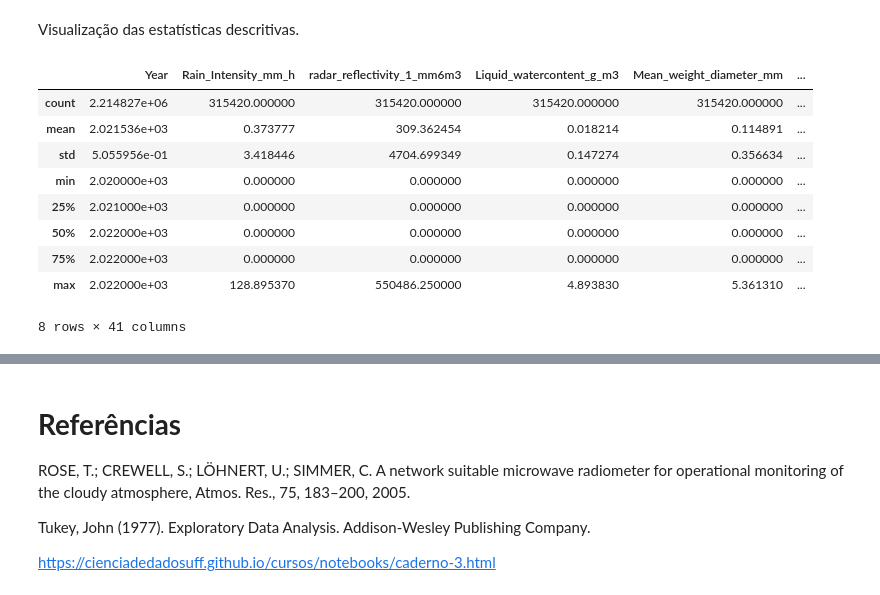
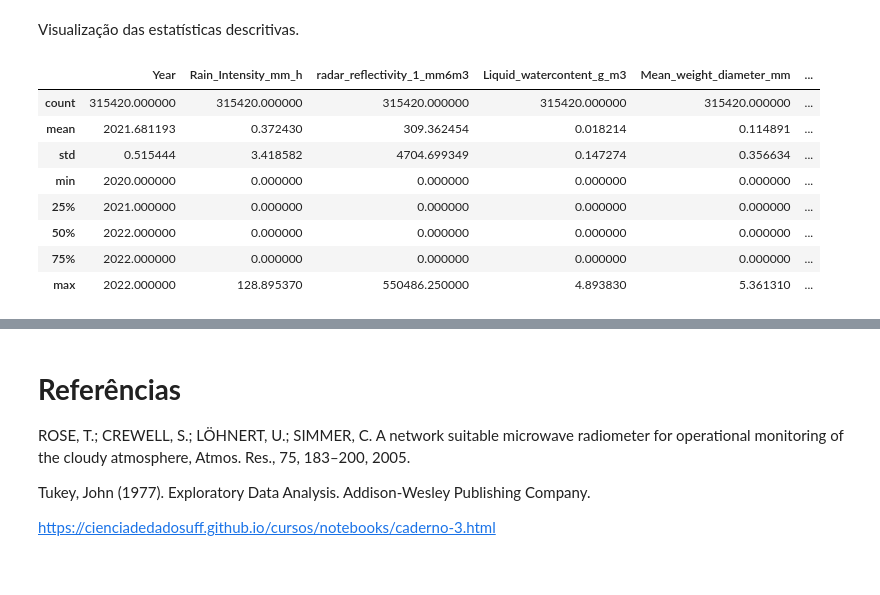
Before and after one commit to lourencocavalcante/Introduction-to-Data-Science, a Jupyter notebook: CAP394_2022_Pre_processando.ipynb, the cells around one changed output, grey strips where cells are left out. Cells and saved outputs as stored; diff of their text form; code cells hidden in the pictures.

```diff
--- a/CAP394_2022_Pre_processando.ipynb
+++ b/CAP394_2022_Pre_processando.ipynb
@@ -259,4 +271,4 @@ Com base no atributo **Rain_Intensity_mm_h**, agora iremos adicionar as colunas
 # %% [markdown]
 Mas antes disso, precisamos aplicar uma pequena normalização. Vamos olhar os dados da coluna Rain_Intensity_mm_h e, onde o valor for menor que **0.1** nós iremos substituir por **0 (zero)**,  e realizar uma busca por valores nulos (NaN) e corrigi-los, trocando-os também por 0 (zero).
 # %%
-df_MP3000A_RD80_final['Rain_Intensity_mm_h'][df_MP3000A_RD80_final['Rain_Intensity_mm_h'] < 0.1] = 0
+df_rd80_joss['Rain_Intensity_mm_h'][df_rd80_joss['Rain_Intensity_mm_h'] < 0.1] = 0
@@ -426 +434,7 @@ Index(['Datetime', 'Rain_Intensity_mm_h', 'radar_reflectivity_1_mm6m3',
+# %%
+df_rd80_joss = df_rd80_joss.reindex(columns=['Datetime', 'Date', 'Year', 'Month', 'Day_of_week', 'Time','Rain_Intensity_mm_h', 'radar_reflectivity_1_mm6m3',
+       'Liquid_watercontent_g_m3', 'Mean_weight_diameter_mm',
+       'Time_integration_s', 'Light_Rain', 'Moderate_Rain',
+       'Heavy_Rain', 'Very_Heavy_Rain', 'Without_Rain', 'Class_Rain_id',
+       'Class_Rain'])
 # %%
@@ -455,0 +472,3 @@ df_MP3000A_RD80_final = df_MP3000A_RD80_final.sort_values(by=['Datetime'])
+# %%
+df_rd80_joss = df_rd80_joss.sort_values(by=['Datetime'])
+df_MP3000A_final = df_MP3000A_final.sort_values(by=['Datetime'])
@@ -467,17 +497,16 @@ df_MP3000A_RD80_final.loc[df_MP3000A_RD80_final['DataQuality'] > 0].head(n=2).ap
 Visualização das estatísticas descritivas.
 # %%
 #Visualização das estatísticas descritivas
-df_MP3000A_RD80_final.describe()
+df_rd80_joss.describe()
 # %% [output]
 |  | Year | Rain_Intensity_mm_h | radar_reflectivity_1_mm6m3 | Liquid_watercontent_g_m3 | Mean_weight_diameter_mm | ... |
-| count | 2.214827e+06 | 315420.000000 | 315420.000000 | 315420.000000 | 315420.000000 | ... |
-| mean | 2.021536e+03 | 0.373777 | 309.362454 | 0.018214 | 0.114891 | ... |
-| std | 5.055956e-01 | 3.418446 | 4704.699349 | 0.147274 | 0.356634 | ... |
-| min | 2.020000e+03 | 0.000000 | 0.000000 | 0.000000 | 0.000000 | ... |
-| 25% | 2.021000e+03 | 0.000000 | 0.000000 | 0.000000 | 0.000000 | ... |
-| 50% | 2.022000e+03 | 0.000000 | 0.000000 | 0.000000 | 0.000000 | ... |
-| 75% | 2.022000e+03 | 0.000000 | 0.000000 | 0.000000 | 0.000000 | ... |
-| max | 2.022000e+03 | 128.895370 | 550486.250000 | 4.893830 | 5.361310 | ... |
+| count | 315420.000000 | 315420.000000 | 315420.000000 | 315420.000000 | 315420.000000 | ... |
+| mean | 2021.681193 | 0.372430 | 309.362454 | 0.018214 | 0.114891 | ... |
+| std | 0.515444 | 3.418582 | 4704.699349 | 0.147274 | 0.356634 | ... |
+| min | 2020.000000 | 0.000000 | 0.000000 | 0.000000 | 0.000000 | ... |
+| 25% | 2021.000000 | 0.000000 | 0.000000 | 0.000000 | 0.000000 | ... |
+| 50% | 2022.000000 | 0.000000 | 0.000000 | 0.000000 | 0.000000 | ... |
+| 75% | 2022.000000 | 0.000000 | 0.000000 | 0.000000 | 0.000000 | ... |
+| max | 2022.000000 | 128.895370 | 550486.250000 | 4.893830 | 5.361310 | ... |
-8 rows × 41 columns
 # %%
 #Visualização das estatísticas descritivas
```
Also changed, not shown: parts of 42 cells of this notebook.
